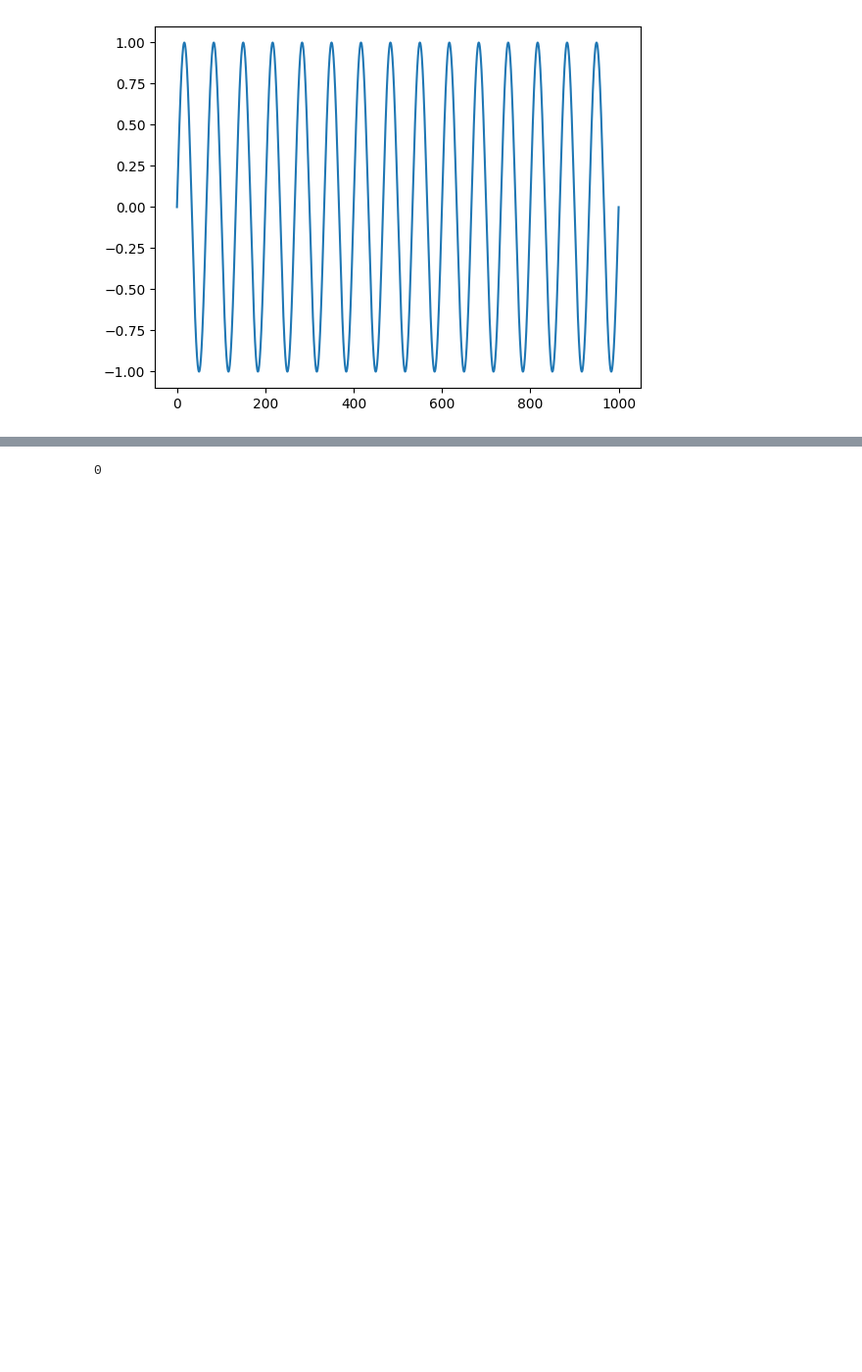
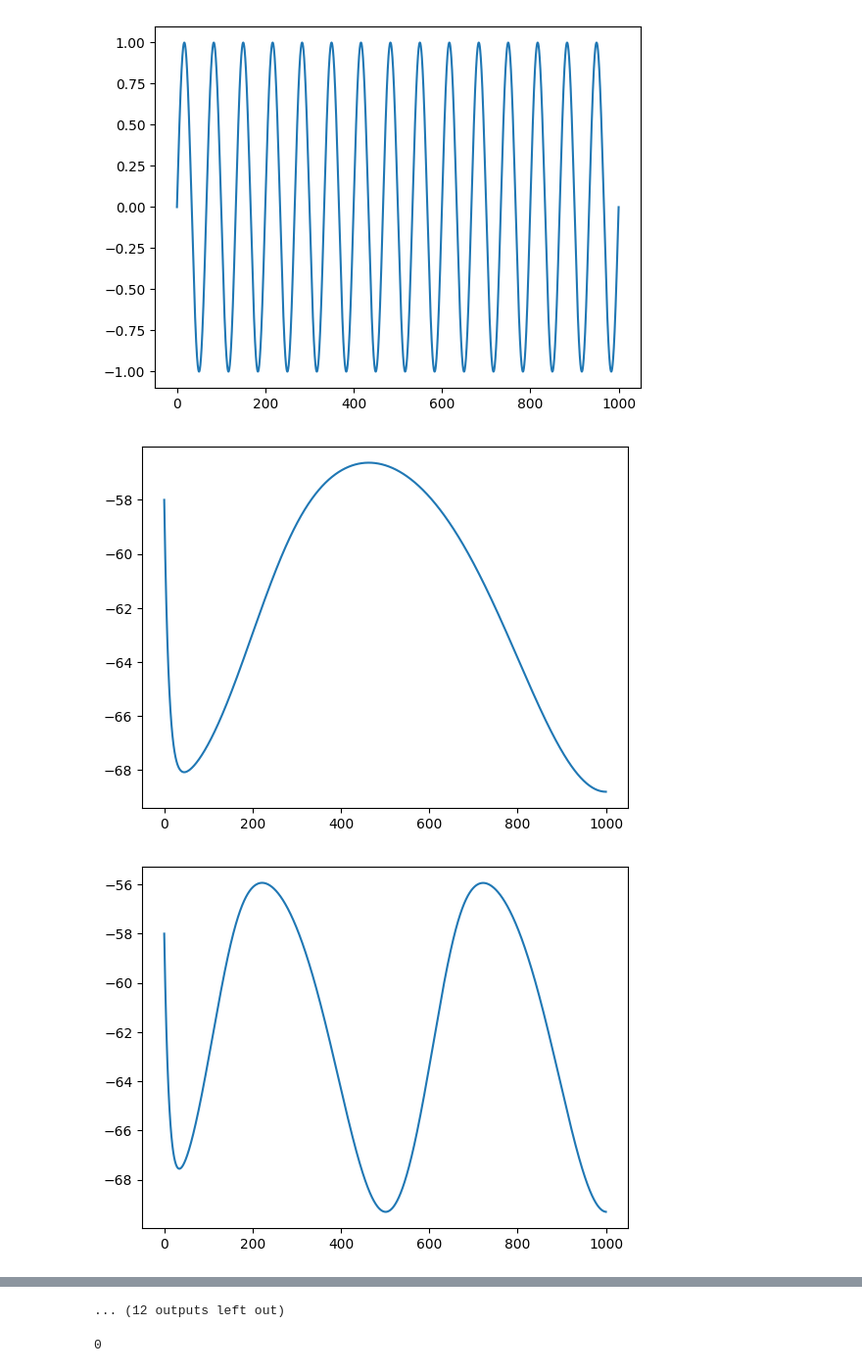
Before and after one commit to JoshSchreibeis/Simple_ss_sb_model, a Jupyter notebook: simple_model.ipynb, the cells around one changed output, grey strips where cells are left out. Shown at 98% size. Drawn from its saved outputs; the diff is of its cells as text; code cells hidden in the pictures; blank space fills up the shorter version.

```diff
--- a/simple_model.ipynb
+++ b/simple_model.ipynb
@@ -118,3 +149,62 @@ plt.plot(t,I_zap)
 # %% [output]
 [<matplotlib.lines.Line2D at 0x...>]
 [figure]
+# %%
+#LIF model
+
+for freq in range(1, 25):
+    dt = 0.1
+    t = np.arange(0,1000,dt)
+    Vs = np.zeros(len(t))
+    I = np.zeros(len(t))
+    H = np.zeros(len(t))
+    Z = np.zeros(len(t))
+    threshold = -55
+    Gl = 0.1
+    El = -58
+    Ena = 55
+    Ek = -90
+    Eh = -32.9
+    Gm = 1
+    Gnap = 0
+    Gh = 0
+    Cm = 1
+    Vs[0] = El
+    I_theta = np.array([zap_input(i, freq, dt) for i in range(len(t))])
+    for j in range(len(t)-1):
+
+        k1vs = (-Gl*(Vs[j]-El)
+        -Gnap*pinf(Vs[j])*(Vs[j]-Ena)
+        -Gm*Z[j]*(Vs[j]-Ek)
+        -Gh*H[j]*(Vs[j]-Eh)
+        +I_theta[j])/Cm
+
+        k1Z = (Zinf(Vs[j])-Z[j])/75
+        k1H = (Hinf(Vs[j])-H[j])/tauH(Vs[j])
+
+        avs = Vs[j] + k1vs*dt
+        aZ = Z[j] + k1Z *dt
+        aH = H[j]+k1H*dt
+
+        k2vs = (-Gl*(avs-El)
+            -Gnap*pinf(avs)*(avs-Ena)
+            -Gh*aH*(avs-Eh)
+            -Gm*aZ*(avs-Ek)
+            +I_theta[j])/Cm
+
+        k2Z = (Zinf(avs)-aZ)/75
+        k2H = (Hinf(avs)-aH)/tauH(avs)
+
+        Vs[j+1] = Vs[j] + (k1vs+k2vs) * dt/2
+        Z[j+1] = Z[j] + (k1Z+k2Z)*dt/2
+        H[j+1] = H[j]+(k1H+k2H)*dt/2
+
+        if Vs[j] > threshold:
+            Vs[j] = 20
+            Vs[j+1] = -70
+
+    plt.plot(t,Vs)
+    plt.show()
+# %% [output]
+[figure, added]
+[figure, added]
@@ -121,3 +221,4 @@ plt.plot(t,I_zap)
+... (12 outputs left out)
 # %%
 
 Gnap = 0
```
Also changed, not shown: parts of 2 cells of this notebook, 2 other files.
